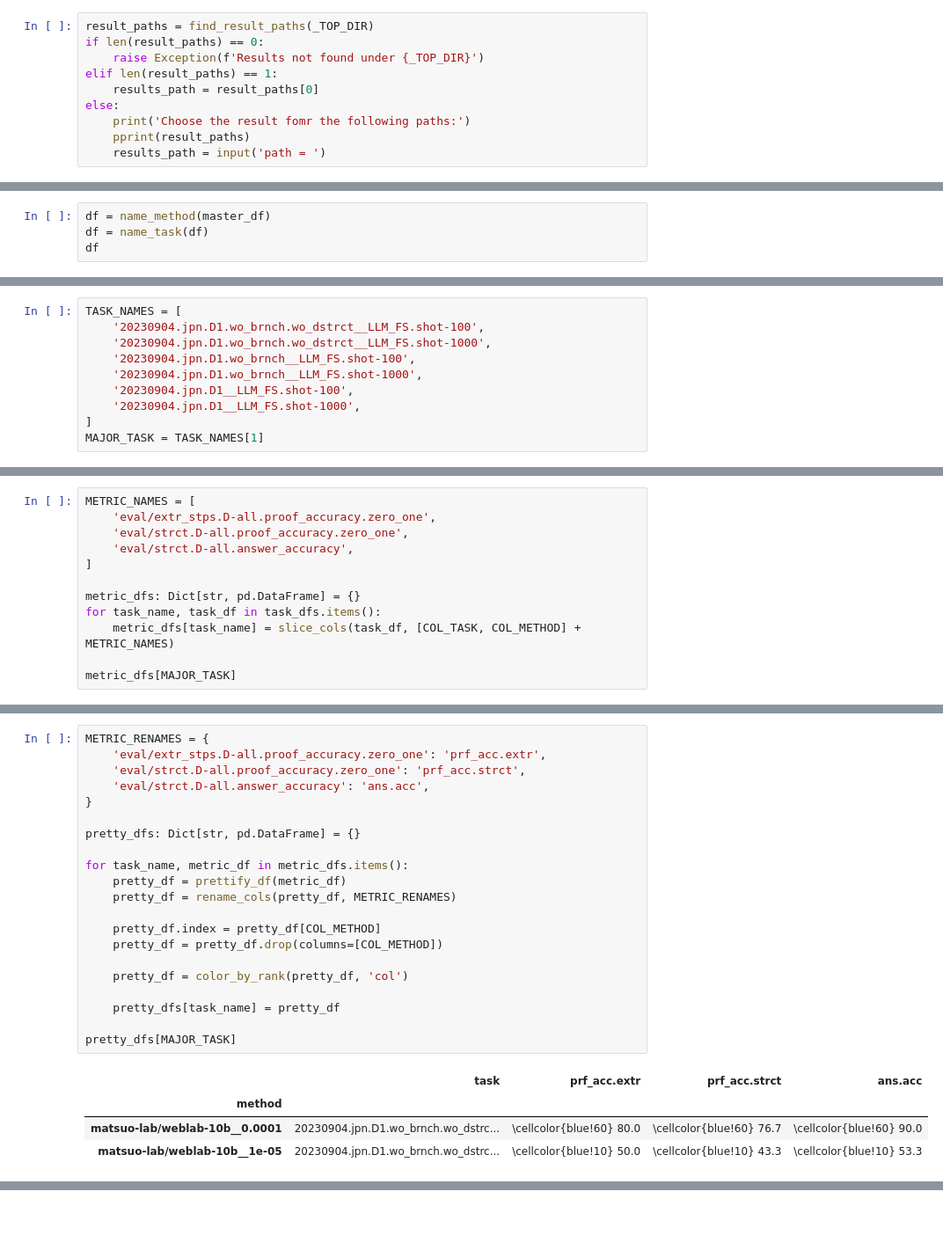
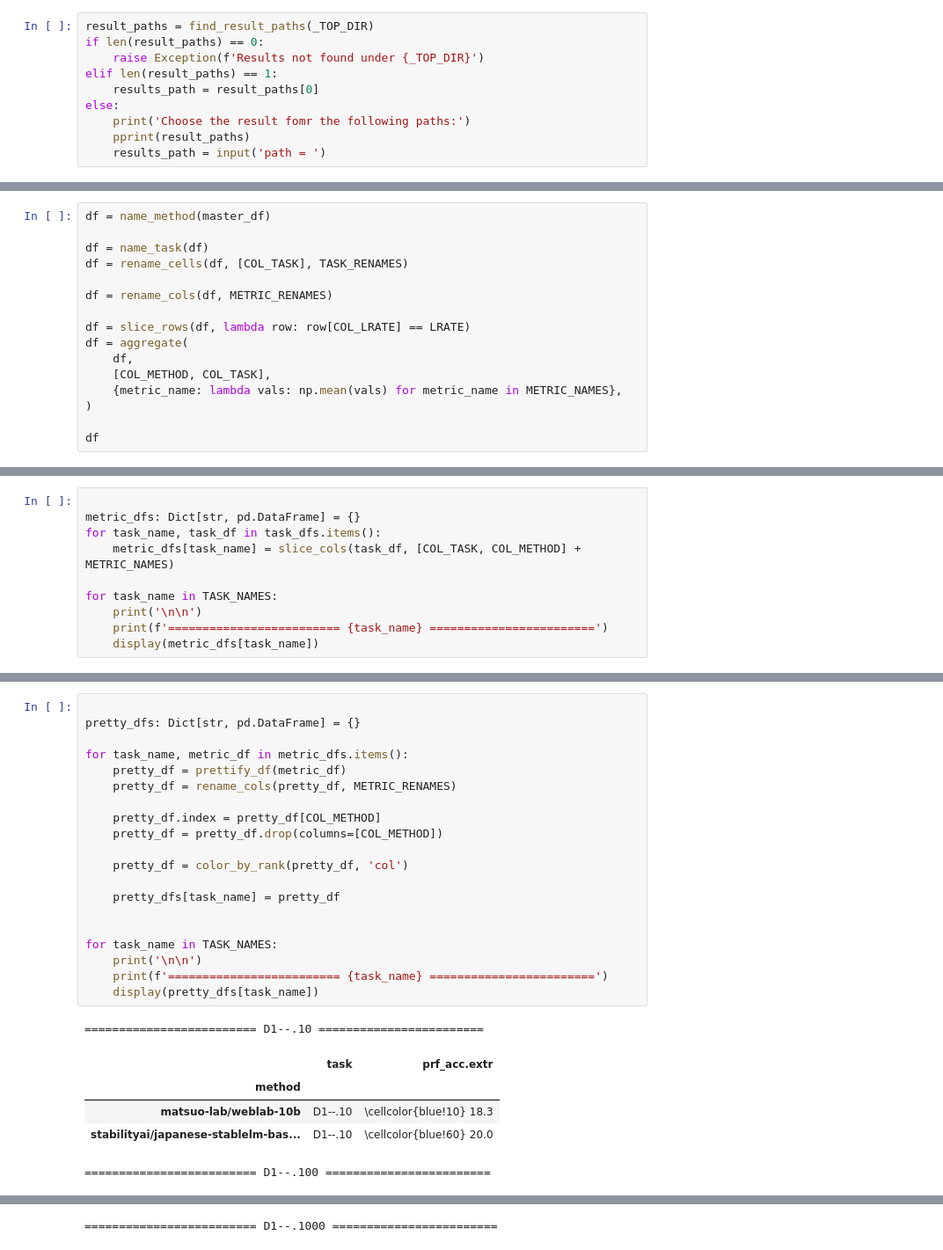
Before and after one commit to hitachi-nlp/FLD-prover, a Jupyter notebook: ipynb/analysis.ipynb, the cells around one changed output, grey strips where cells are left out. Shown at 88% size. Drawn from its saved outputs; the diff is of its cells as text; blank space fills up the shorter version.

```diff
--- a/ipynb/analysis.ipynb
+++ b/ipynb/analysis.ipynb
@@ -115,5 +146,17 @@ master_df.head()
 # %%
 df = name_method(master_df)
+
 df = name_task(df)
+df = rename_cells(df, [COL_TASK], TASK_RENAMES)
+
+df = rename_cols(df, METRIC_RENAMES)
+
+df = slice_rows(df, lambda row: row[COL_LRATE] == LRATE)
+df = aggregate(
+    df,
+    [COL_METHOD, COL_TASK],
+    {metric_name: lambda vals: np.mean(vals) for metric_name in METRIC_NAMES},
+)
+
 df
 # %% [output]
@@ -143,13 +196,3 @@ for task in df[COL_TASK].unique():
-# %%
-TASK_NAMES = [
-    '20230904.jpn.D1.wo_brnch.wo_dstrct__LLM_FS.shot-100',
-    '20230904.jpn.D1.wo_brnch.wo_dstrct__LLM_FS.shot-1000',
-    '20230904.jpn.D1.wo_brnch__LLM_FS.shot-100',
-    '20230904.jpn.D1.wo_brnch__LLM_FS.shot-1000',
-    '20230904.jpn.D1__LLM_FS.shot-100',
-    '20230904.jpn.D1__LLM_FS.shot-1000',
-]
-MAJOR_TASK = TASK_NAMES[1]
 # %%
 task_dfs: Dict[str, pd.DataFrame] = {}
 for task_name in TASK_NAMES:
@@ -166,13 +209,11 @@ task_dfs[MAJOR_TASK]
 # %%
-METRIC_NAMES = [
-    'eval/extr_stps.D-all.proof_accuracy.zero_one',
-    'eval/strct.D-all.proof_accuracy.zero_one',
-    'eval/strct.D-all.answer_accuracy',
-]
 
 metric_dfs: Dict[str, pd.DataFrame] = {}
 for task_name, task_df in task_dfs.items():
     metric_dfs[task_name] = slice_cols(task_df, [COL_TASK, COL_METHOD] + METRIC_NAMES)
 
-metric_dfs[MAJOR_TASK]
+for task_name in TASK_NAMES:
+    print('\n\n')
+    print(f'========================= {task_name} ========================')
+    display(metric_dfs[task_name])
 # %% [output]
@@ -182,26 +245,27 @@ metric_dfs[MAJOR_TASK]
 # %%
-METRIC_RENAMES = {
-    'eval/extr_stps.D-all.proof_accuracy.zero_one': 'prf_acc.extr',
-    'eval/strct.D-all.proof_accuracy.zero_one': 'prf_acc.strct',
-    'eval/strct.D-all.answer_accuracy': 'ans.acc',
-}
 
 pretty_dfs: Dict[str, pd.DataFrame] = {}
 
 for task_name, metric_df in metric_dfs.items():
     pretty_df = prettify_df(metric_df)
     pretty_df = rename_cols(pretty_df, METRIC_RENAMES)
 
     pretty_df.index = pretty_df[COL_METHOD]
     pretty_df = pretty_df.drop(columns=[COL_METHOD])
 
     pretty_df = color_by_rank(pretty_df, 'col')
 
     pretty_dfs[task_name] = pretty_df
 
-pretty_dfs[MAJOR_TASK]
+
+for task_name in TASK_NAMES:
+    print('\n\n')
+    print(f'========================= {task_name} ========================')
+    display(pretty_dfs[task_name])
 # %% [output]
+========================= D1--.10 ========================
-|  | task | prf_acc.extr | prf_acc.strct | ans.acc |
-| method |  |  |  |  |
-| matsuo-lab/weblab-10b__0.0001 | 20230904.jpn.D1.wo_brnch.wo_dstrc... | \cellcolor{blue!60} 80.0 | \cellcolor{blue!60} 76.7 | \cellcolor{blue!60} 90.0 |
-| matsuo-lab/weblab-10b__1e-05 | 20230904.jpn.D1.wo_brnch.wo_dstrc... | \cellcolor{blue!10} 50.0 | \cellcolor{blue!10} 43.3 | \cellcolor{blue!10} 53.3 |
+|  | task | prf_acc.extr |
+| method |  |  |
+| matsuo-lab/weblab-10b | D1--.10 | \cellcolor{blue!10} 18.3 |
+| stabilityai/japanese-stablelm-bas... | D1--.10 | \cellcolor{blue!60} 20.0 |
+========================= D1--.100 ========================
@@ -207,0 +276 @@ pretty_dfs[MAJOR_TASK]
+========================= D1--.1000 ========================
```
Also changed, not shown: parts of 11 cells of this notebook, 8 other files.
